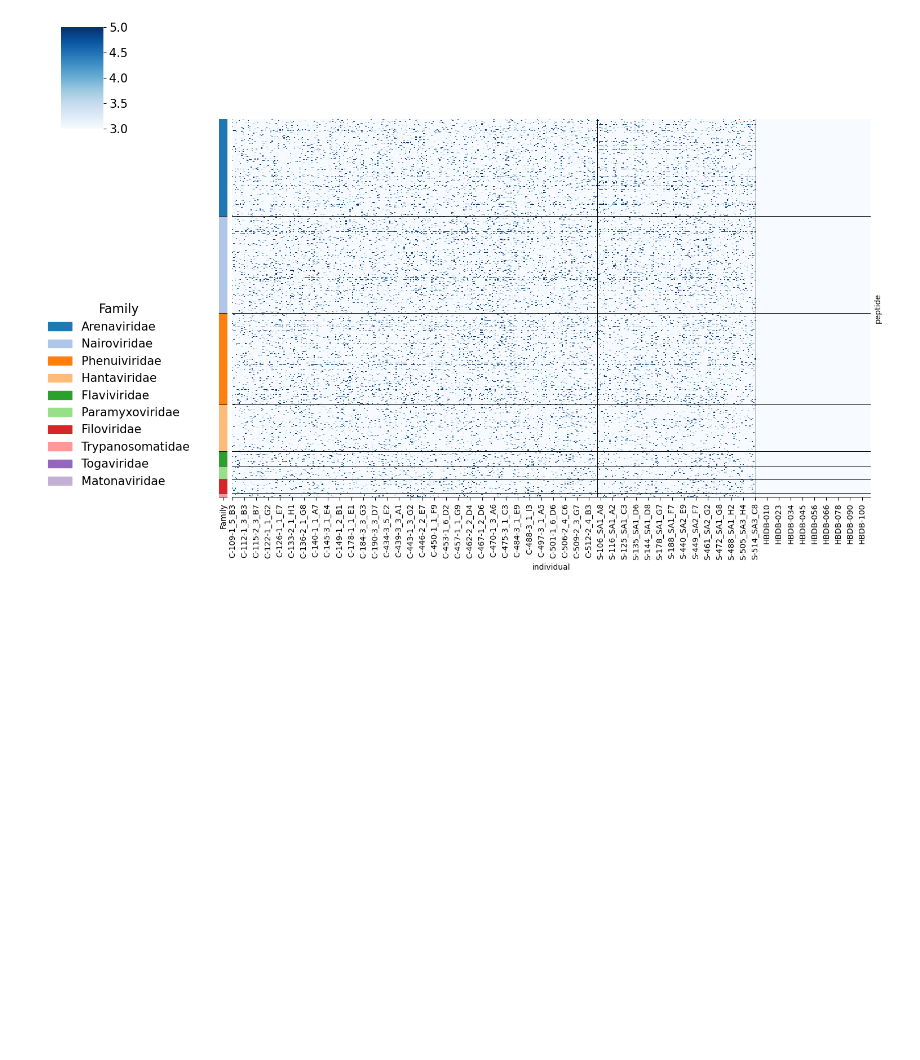
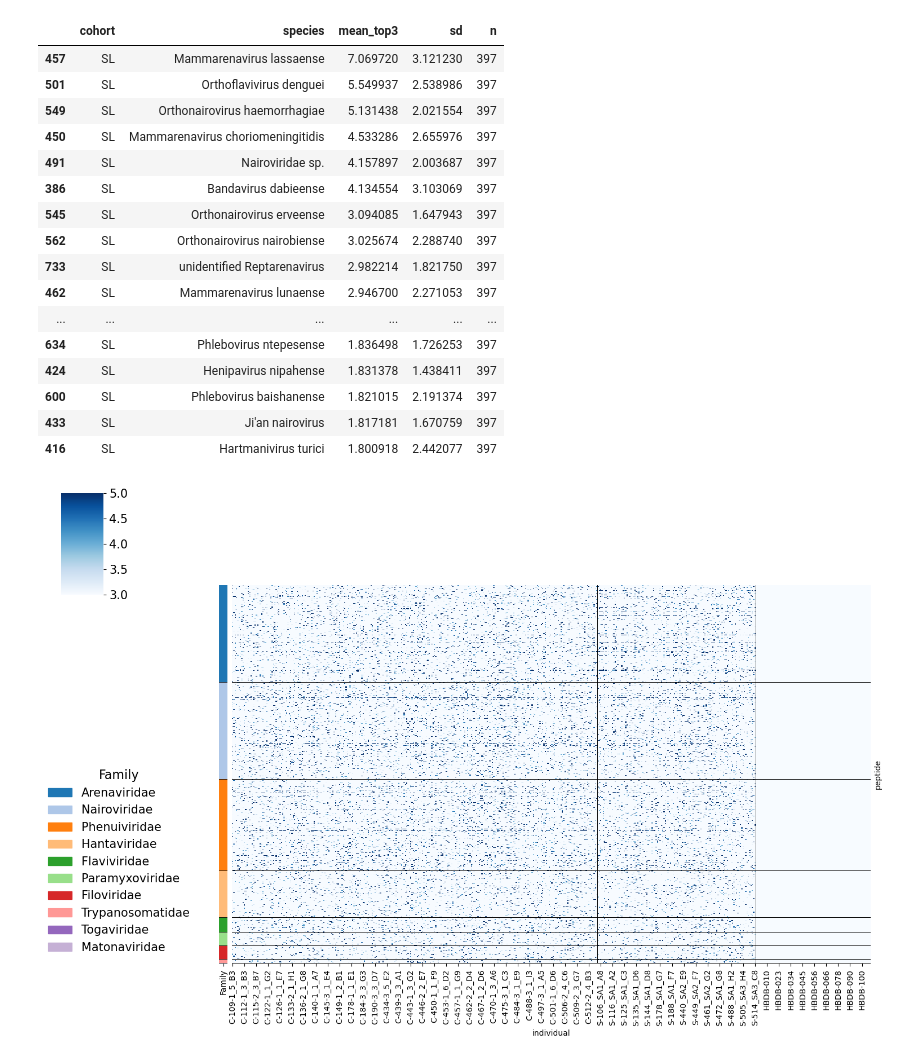
Before and after one commit to sporak577/lasv_phipseq_2026, a Jupyter notebook: peptide_hits_heatmap.ipynb, the cells around one changed output. Cells and saved outputs as stored; diff of their text form; code cells hidden in the pictures; blank space fills up the shorter version.

```diff
--- a/peptide_hits_heatmap.ipynb
+++ b/peptide_hits_heatmap.ipynb
@@ -8,3 +28,51 @@ peps_metadata = peps_metadata.set_index('seq_id')
+# %%
+import numpy as np
+import pandas as pd
+import matplotlib.pyplot as plt
+
+
+KEYS = ["cohort", "individual", "species"]
+
+# ---- 1. max z per individual, averaged over the cohort ----------------------
+per_ind_max = (df.groupby(KEYS, observed=True)["z_score"]
+                 .max().reset_index(name="max_z"))
+
+mean_max = (per_ind_max.groupby(["cohort", "species"], observed=True)["max_z"]
+              .agg(mean_max_z="mean", sd="std", n="size")
+              .reset_index()
+              .sort_values("mean_max_z", ascending=False))
+
+# ---- 2. mean of each individual's top 3 peptides ----------------------------
+top3 = (df.sort_values("z_score", ascending=False, kind="mergesort")
+          .groupby(KEYS, observed=True).head(3)
+          .groupby(KEYS, observed=True)["z_score"]
+          .agg(top3_mean="mean", n_peps="size")
+          .reset_index())
+
+top3_summary = (top3.groupby(["cohort", "species"], observed=True)["top3_mean"]
+                  .agg(mean_top3="mean", sd="std", n="size")
+                  .reset_index()
+                  .sort_values("mean_top3", ascending=False))
+# %%
+top3_summary.sort_values(by='mean_top3', ascending=False).head(40)
+# %% [output]
+|  | cohort | species | mean_top3 | sd | n |
+| 457 | SL | Mammarenavirus lassaense | 7.069720 | 3.121230 | 397 |
+| 501 | SL | Orthoflavivirus denguei | 5.549937 | 2.538986 | 397 |
+| 549 | SL | Orthonairovirus haemorrhagiae | 5.131438 | 2.021554 | 397 |
+| 450 | SL | Mammarenavirus choriomeningitidis | 4.533286 | 2.655976 | 397 |
+| 491 | SL | Nairoviridae sp. | 4.157897 | 2.003687 | 397 |
+| 386 | SL | Bandavirus dabieense | 4.134554 | 3.103069 | 397 |
+| 545 | SL | Orthonairovirus erveense | 3.094085 | 1.647943 | 397 |
+| 562 | SL | Orthonairovirus nairobiense | 3.025674 | 2.288740 | 397 |
+| 733 | SL | unidentified Reptarenavirus | 2.982214 | 1.821750 | 397 |
+| 462 | SL | Mammarenavirus lunaense | 2.946700 | 2.271053 | 397 |
+| ... | ... | ... | ... | ... | ... |
+| 634 | SL | Phlebovirus ntepesense | 1.836498 | 1.726253 | 397 |
+| 424 | SL | Henipavirus nipahense | 1.831378 | 1.438411 | 397 |
+| 600 | SL | Phlebovirus baishanense | 1.821015 | 2.191374 | 397 |
+| 433 | SL | Ji'an nairovirus | 1.817181 | 1.670759 | 397 |
+| 416 | SL | Hartmanivirus turici | 1.800918 | 2.442077 | 397 |
 # %%
 #from long to wide
 plot_df = df.pivot(index='peptide', columns='individual', values='z_score')
```
Also changed, not shown: parts of 7 cells of this notebook, 10 other files.
